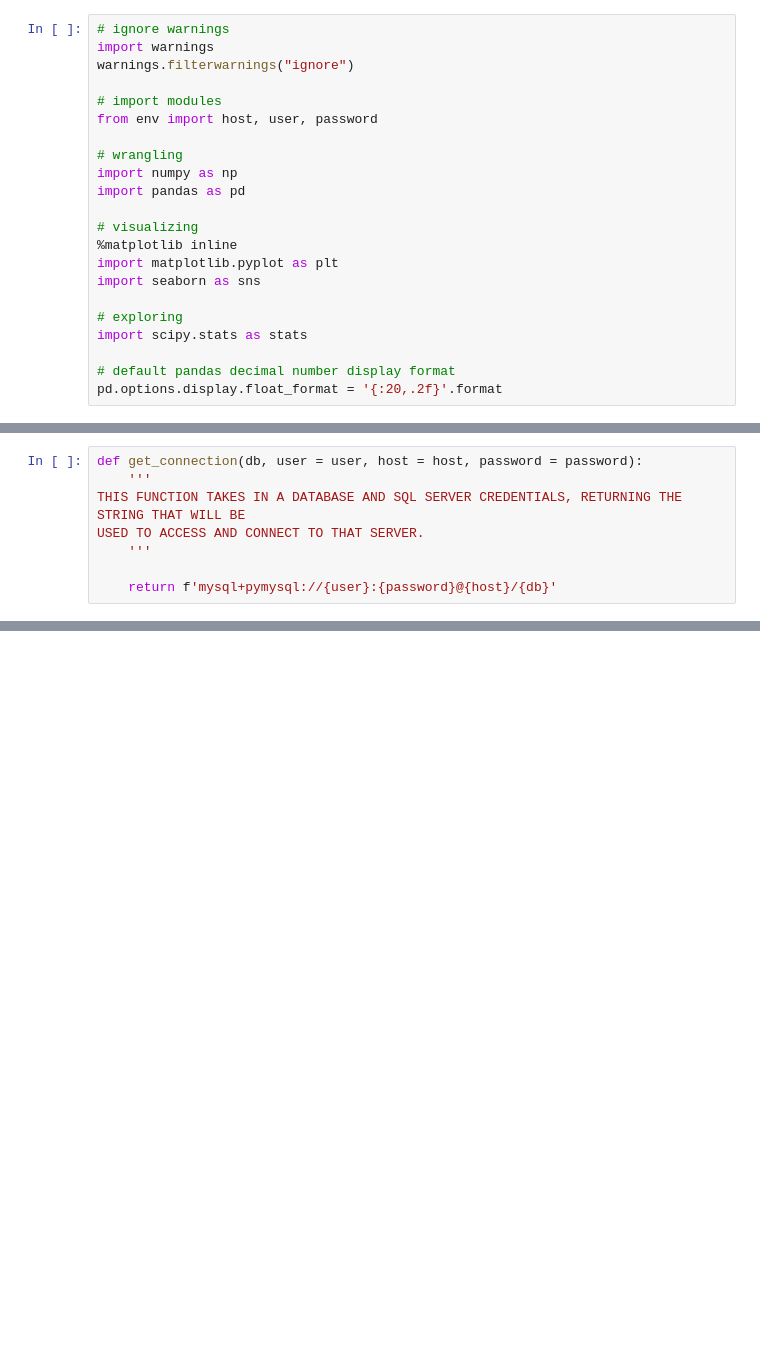
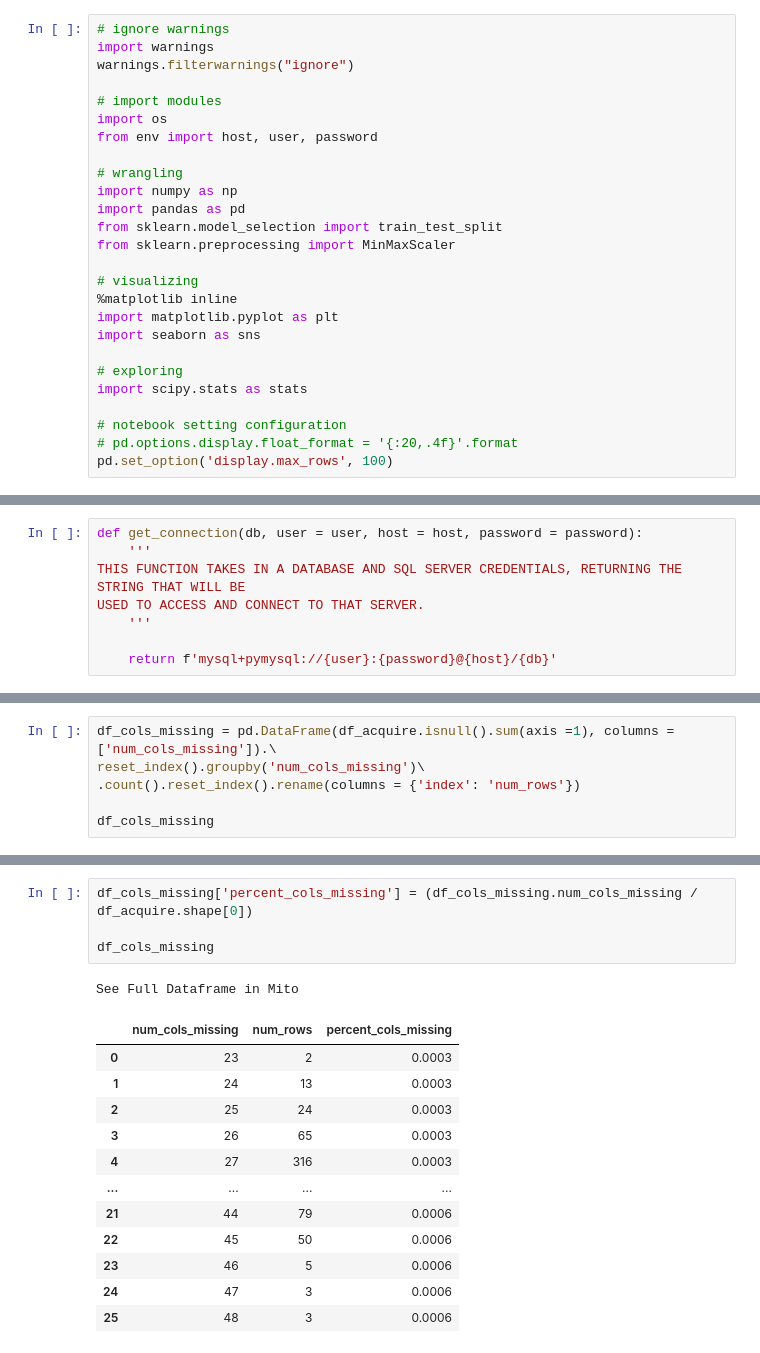
Before and after one commit to Jonessn22/clustering-exercises, a Jupyter notebook: 01b_wrangle_exericses.ipynb, the cells around one changed output, grey strips where cells are left out. Cells and saved outputs as stored; diff of their text form; blank space fills up the shorter version.

```diff
--- a/01b_wrangle_exericses.ipynb
+++ b/01b_wrangle_exericses.ipynb
@@ -9,11 +9,14 @@ import warnings
 warnings.filterwarnings("ignore")
 
 # import modules
+import os
 from env import host, user, password
 
 # wrangling
 import numpy as np
 import pandas as pd
+from sklearn.model_selection import train_test_split
+from sklearn.preprocessing import MinMaxScaler
 
 # visualizing
 %matplotlib inline
@@ -23,5 +26,6 @@ import seaborn as sns
 # exploring
 import scipy.stats as stats
 
-# default pandas decimal number display format
-pd.options.display.float_format = '{:20,.2f}'.format
+# notebook setting configuration
+# pd.options.display.float_format = '{:20,.4f}'.format
+pd.set_option('display.max_rows', 100)
@@ -73,0 +393,6 @@ def acquire_data(file_name, db):
+# %%
+df_cols_missing = pd.DataFrame(df_acquire.isnull().sum(axis =1), columns = ['num_cols_missing']).\
+reset_index().groupby('num_cols_missing')\
+.count().reset_index().rename(columns = {'index': 'num_rows'})
+
+df_cols_missing
@@ -73,0 +413,18 @@ def acquire_data(file_name, db):
+# %%
+df_cols_missing['percent_cols_missing'] = (df_cols_missing.num_cols_missing / df_acquire.shape[0])
+
+df_cols_missing
+# %% [output]
+See Full Dataframe in Mito
+|  | num_cols_missing | num_rows | percent_cols_missing |
+| 0 | 23 | 2 | 0.0003 |
+| 1 | 24 | 13 | 0.0003 |
+| 2 | 25 | 24 | 0.0003 |
+| 3 | 26 | 65 | 0.0003 |
+| 4 | 27 | 316 | 0.0003 |
+| ... | ... | ... | ... |
+| 21 | 44 | 79 | 0.0006 |
+| 22 | 45 | 50 | 0.0006 |
+| 23 | 46 | 5 | 0.0006 |
+| 24 | 47 | 3 | 0.0006 |
+| 25 | 48 | 3 | 0.0006 |
```
Also changed, not shown: parts of 48 cells of this notebook, 4 other files.
